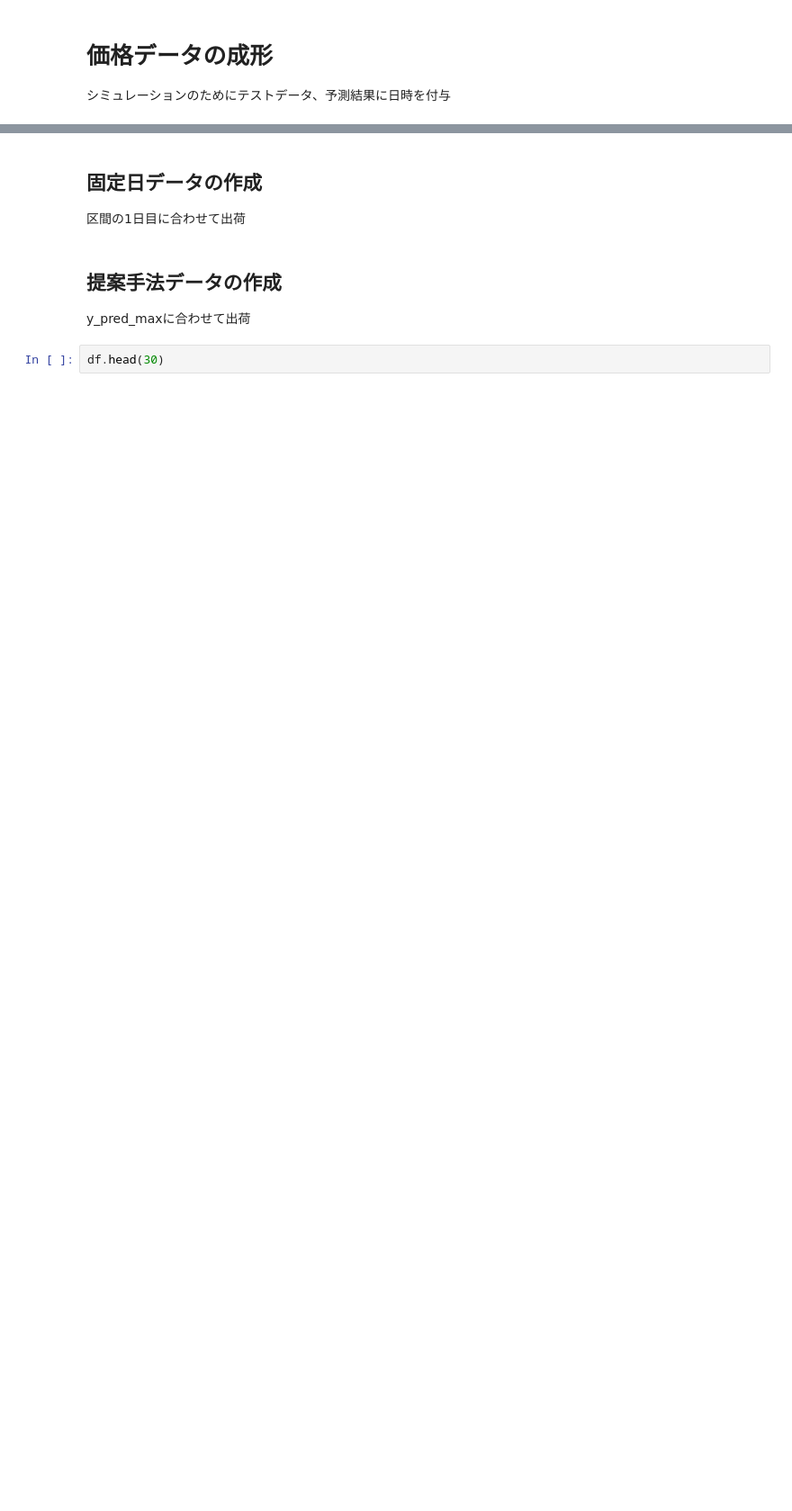
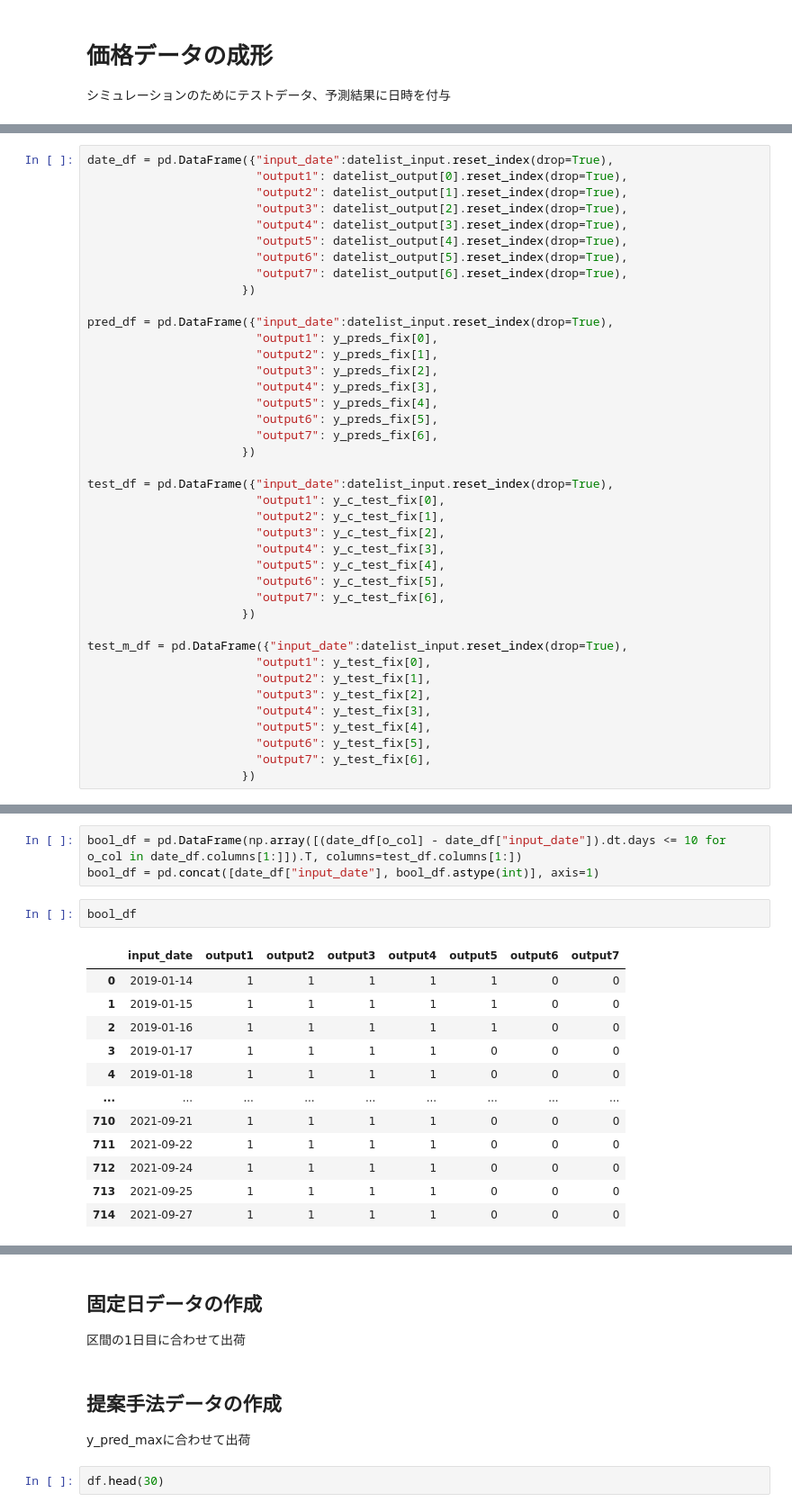
Before and after one commit to goemon8787/strawberry, a Jupyter notebook: notebooks/analysis6.ipynb, the cells around one changed output, grey strips where cells are left out. Shown at 90% size. Drawn from its saved outputs; the diff is of its cells as text; blank space fills up the shorter version.

```diff
--- a/notebooks/analysis6.ipynb
+++ b/notebooks/analysis6.ipynb
@@ -361,0 +344,40 @@ span
+# %%
+date_df = pd.DataFrame({"input_date":datelist_input.reset_index(drop=True),
+                        "output1": datelist_output[0].reset_index(drop=True),
+                        "output2": datelist_output[1].reset_index(drop=True),
+                        "output3": datelist_output[2].reset_index(drop=True),
+                        "output4": datelist_output[3].reset_index(drop=True),
+                        "output5": datelist_output[4].reset_index(drop=True),
+                        "output6": datelist_output[5].reset_index(drop=True),
+                        "output7": datelist_output[6].reset_index(drop=True),
+                      })
+
+pred_df = pd.DataFrame({"input_date":datelist_input.reset_index(drop=True),
+                        "output1": y_preds_fix[0],
+                        "output2": y_preds_fix[1],
+                        "output3": y_preds_fix[2],
+                        "output4": y_preds_fix[3],
+                        "output5": y_preds_fix[4],
+                        "output6": y_preds_fix[5],
+                        "output7": y_preds_fix[6],
+                      })
+
+test_df = pd.DataFrame({"input_date":datelist_input.reset_index(drop=True),
+                        "output1": y_c_test_fix[0],
+                        "output2": y_c_test_fix[1],
+                        "output3": y_c_test_fix[2],
+                        "output4": y_c_test_fix[3],
+                        "output5": y_c_test_fix[4],
+                        "output6": y_c_test_fix[5],
+                        "output7": y_c_test_fix[6],
+                      })
+
+test_m_df = pd.DataFrame({"input_date":datelist_input.reset_index(drop=True),
+                        "output1": y_test_fix[0],
+                        "output2": y_test_fix[1],
+                        "output3": y_test_fix[2],
+                        "output4": y_test_fix[3],
+                        "output5": y_test_fix[4],
+                        "output6": y_test_fix[5],
+                        "output7": y_test_fix[6],
+                      })
@@ -361,0 +397,18 @@ span
+# %%
+bool_df = pd.DataFrame(np.array([(date_df[o_col] - date_df["input_date"]).dt.days <= 10 for o_col in date_df.columns[1:]]).T, columns=test_df.columns[1:])
+bool_df = pd.concat([date_df["input_date"], bool_df.astype(int)], axis=1)
+# %%
+bool_df
+# %% [output]
+|  | input_date | output1 | output2 | output3 | output4 | output5 | output6 | output7 |
+| 0 | 2019-01-14 | 1 | 1 | 1 | 1 | 1 | 0 | 0 |
+| 1 | 2019-01-15 | 1 | 1 | 1 | 1 | 1 | 0 | 0 |
+| 2 | 2019-01-16 | 1 | 1 | 1 | 1 | 1 | 0 | 0 |
+| 3 | 2019-01-17 | 1 | 1 | 1 | 1 | 0 | 0 | 0 |
+| 4 | 2019-01-18 | 1 | 1 | 1 | 1 | 0 | 0 | 0 |
+| ... | ... | ... | ... | ... | ... | ... | ... | ... |
+| 710 | 2021-09-21 | 1 | 1 | 1 | 1 | 0 | 0 | 0 |
+| 711 | 2021-09-22 | 1 | 1 | 1 | 1 | 0 | 0 | 0 |
+| 712 | 2021-09-24 | 1 | 1 | 1 | 1 | 0 | 0 | 0 |
+| 713 | 2021-09-25 | 1 | 1 | 1 | 1 | 0 | 0 | 0 |
+| 714 | 2021-09-27 | 1 | 1 | 1 | 1 | 0 | 0 | 0 |
```
Also changed, not shown: parts of 33 cells of this notebook, 1 other file.
